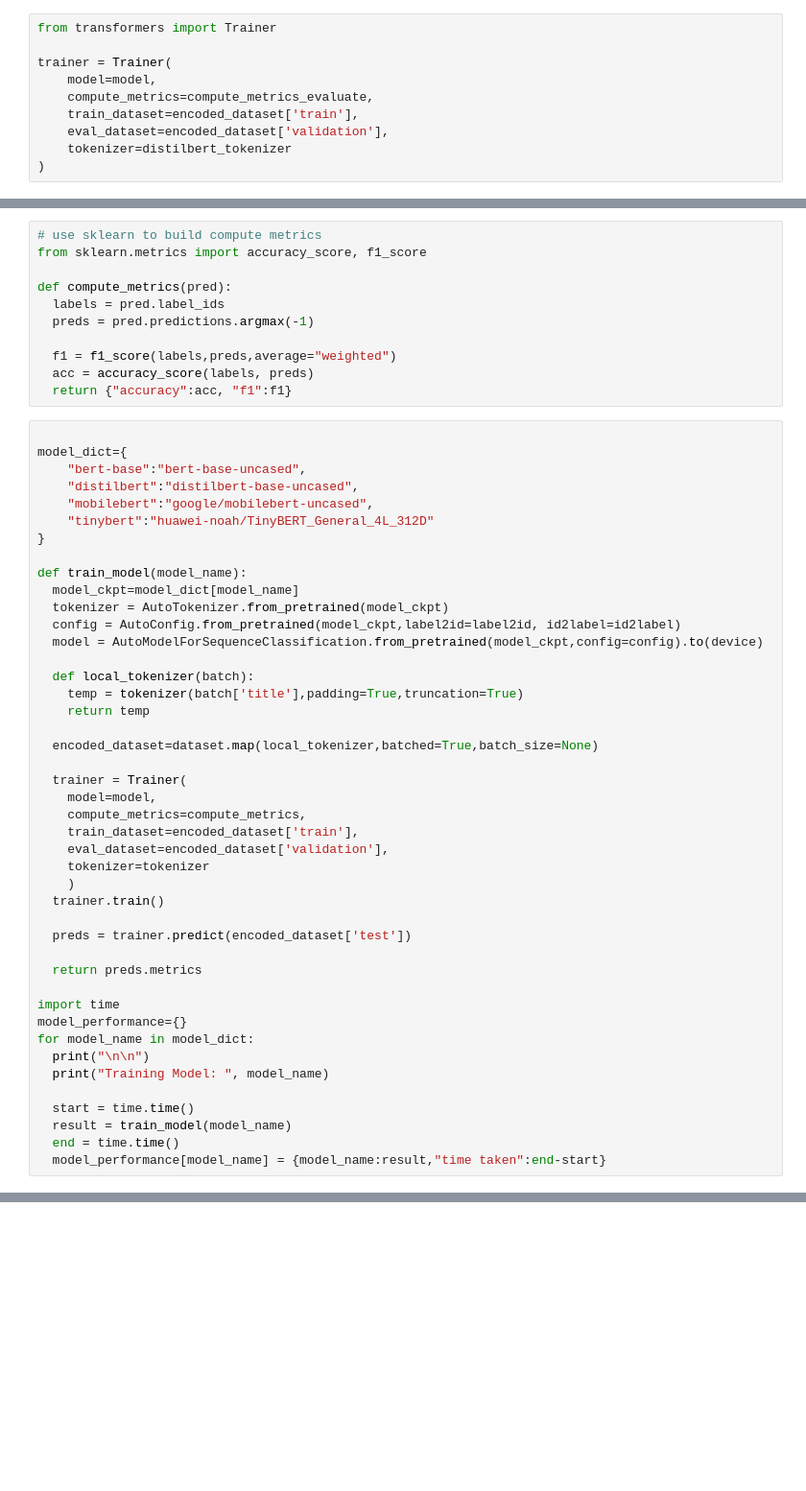
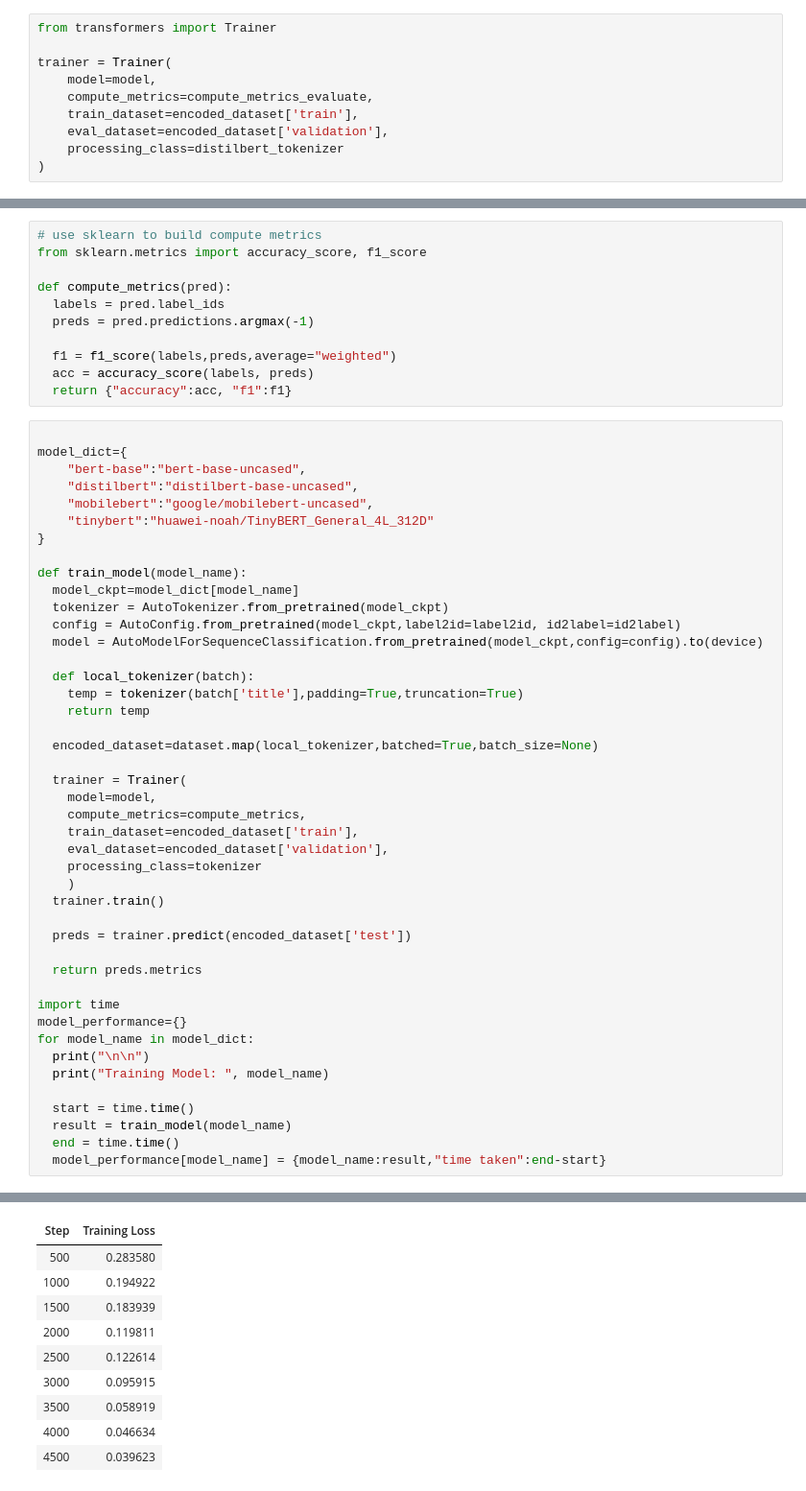
Before and after one commit to tekliyetamiru/Fake-News-Detections-By-Using-DistilBERT-MobileBERT-and-TinyBERT-Model, a Jupyter notebook: Fake_News_Detection.ipynb, the cells around one changed output, grey strips where cells are left out. Shown at 96% size. Drawn from its saved outputs; the diff is of its cells as text; blank space fills up the shorter version.

```diff
--- a/Fake_News_Detection.ipynb
+++ b/Fake_News_Detection.ipynb
@@ -163,7 +310,7 @@ trainer = Trainer(
     compute_metrics=compute_metrics_evaluate,
     train_dataset=encoded_dataset['train'],
     eval_dataset=encoded_dataset['validation'],
-    tokenizer=distilbert_tokenizer
+    processing_class=distilbert_tokenizer
 )
 # %%
 trainer.train()
@@ -218,7 +395,7 @@ def train_model(model_name):
     compute_metrics=compute_metrics,
     train_dataset=encoded_dataset['train'],
     eval_dataset=encoded_dataset['validation'],
-    tokenizer=tokenizer
+    processing_class=tokenizer
     )
   trainer.train()
 
@@ -236,3 +413,4 @@ for model_name in model_dict:
   result = train_model(model_name)
   end = time.time()
   model_performance[model_name] = {model_name:result,"time taken":end-start}
+# %% [output]
@@ -238,0 +435,10 @@ for model_name in model_dict:
+| Step | Training Loss |
+| 500 | 0.283580 |
+| 1000 | 0.194922 |
+| 1500 | 0.183939 |
+| 2000 | 0.119811 |
+| 2500 | 0.122614 |
+| 3000 | 0.095915 |
+| 3500 | 0.058919 |
+| 4000 | 0.046634 |
+| 4500 | 0.039623 |
```
Also changed, not shown: parts of 23 cells of this notebook.
